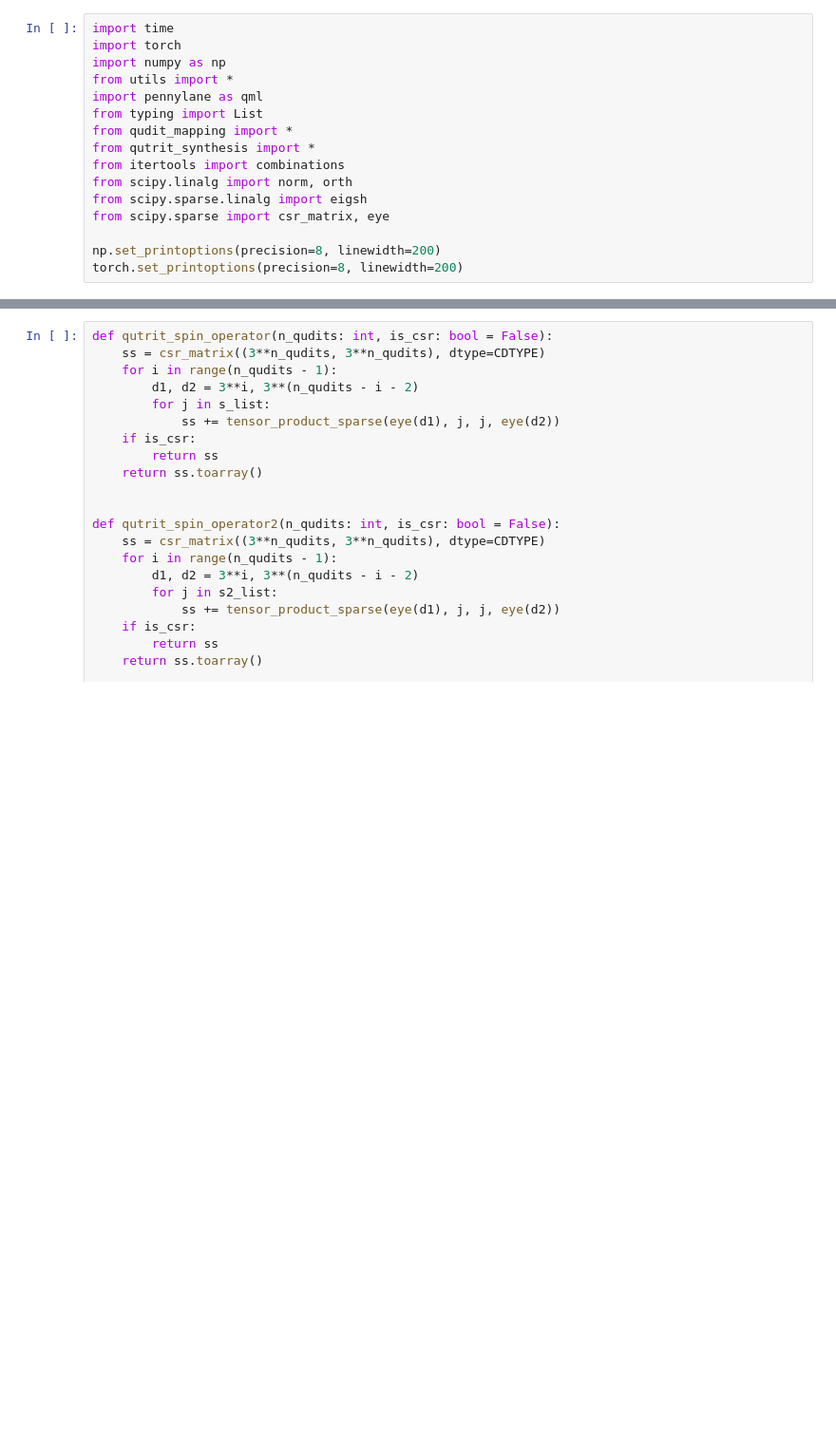
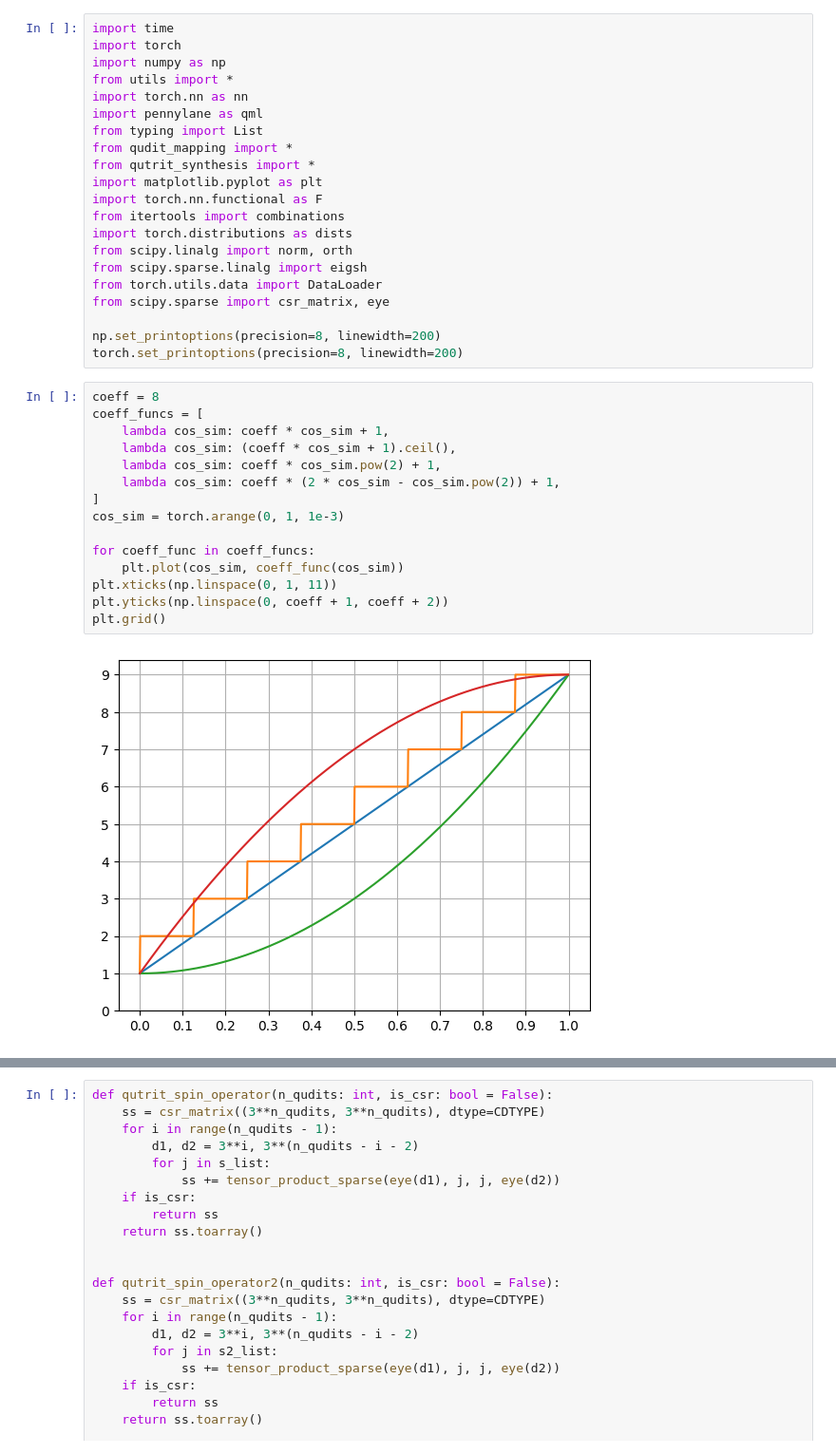
Before and after one commit to GhostArtyom/QuditVGON, a Jupyter notebook: test.ipynb, the cells around one changed output, grey strips where cells are left out. Shown at 95% size. Saved outputs shown, nothing was run; the diff lists cells and outputs as text; blank space fills up the shorter version.

```diff
--- a/test.ipynb
+++ b/test.ipynb
@@ -3,14 +3,36 @@ import time
 import torch
 import numpy as np
 from utils import *
+import torch.nn as nn
 import pennylane as qml
 from typing import List
 from qudit_mapping import *
 from qutrit_synthesis import *
+import matplotlib.pyplot as plt
+import torch.nn.functional as F
 from itertools import combinations
+import torch.distributions as dists
 from scipy.linalg import norm, orth
 from scipy.sparse.linalg import eigsh
+from torch.utils.data import DataLoader
 from scipy.sparse import csr_matrix, eye
 
 np.set_printoptions(precision=8, linewidth=200)
 torch.set_printoptions(precision=8, linewidth=200)
+# %%
+coeff = 8
+coeff_funcs = [
+    lambda cos_sim: coeff * cos_sim + 1,
+    lambda cos_sim: (coeff * cos_sim + 1).ceil(),
+    lambda cos_sim: coeff * cos_sim.pow(2) + 1,
+    lambda cos_sim: coeff * (2 * cos_sim - cos_sim.pow(2)) + 1,
+]
+cos_sim = torch.arange(0, 1, 1e-3)
+
+for coeff_func in coeff_funcs:
+    plt.plot(cos_sim, coeff_func(cos_sim))
+plt.xticks(np.linspace(0, 1, 11))
+plt.yticks(np.linspace(0, coeff + 1, coeff + 2))
+plt.grid()
+# %% [output]
+[figure, added]
```
Also changed, not shown: parts of 1 cell of this notebook, 6 other files.
